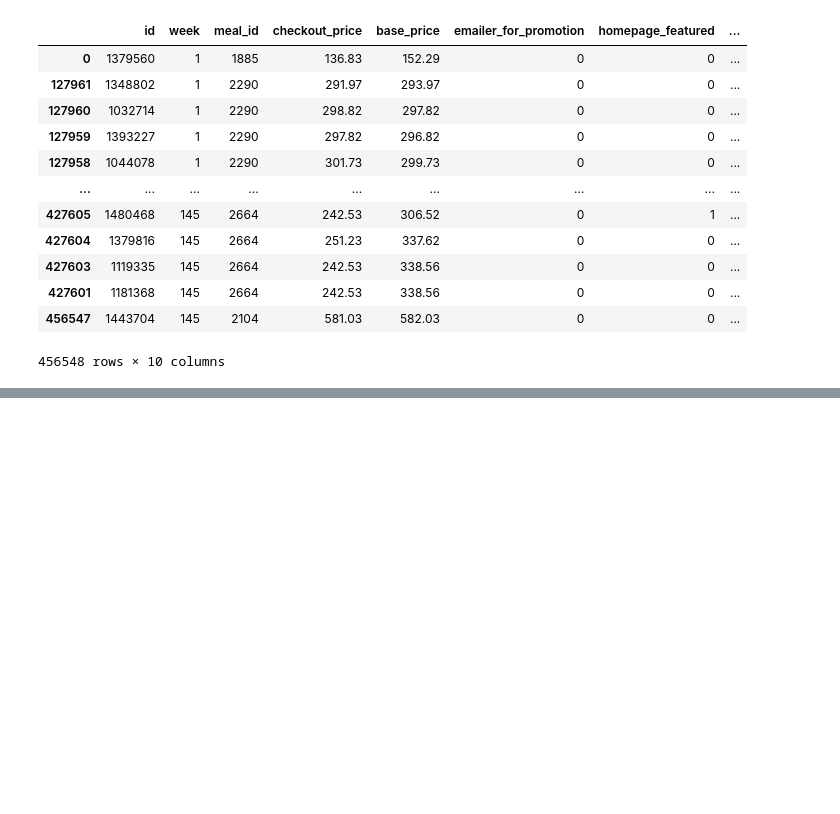
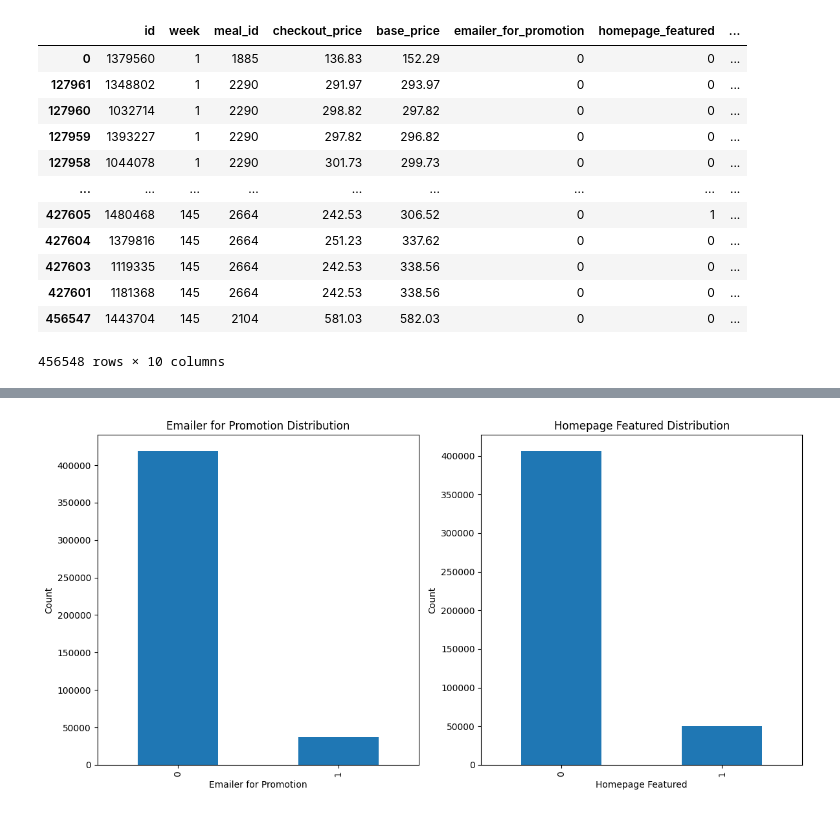
Before and after one commit to Anurag-Bharati/green-table-prediction-service, a Jupyter notebook: analytics/food_demand_forecasting.ipynb, the cells around one changed output, grey strips where cells are left out. Drawn from its saved outputs; the diff is of its cells as text; code cells hidden in the pictures; blank space fills up the shorter version.

```diff
--- a/analytics/food_demand_forecasting.ipynb
+++ b/analytics/food_demand_forecasting.ipynb
@@ -91,0 +101,18 @@ data
+# %%
+# Explore categorical variables
+plt.figure(figsize=(12, 6))
+plt.subplot(1, 2, 1)
+train_data['emailer_for_promotion'].value_counts().plot(kind='bar')
+plt.xlabel('Emailer for Promotion')
+plt.ylabel('Count')
+plt.title('Emailer for Promotion Distribution')
+
+plt.subplot(1, 2, 2)
+train_data['homepage_featured'].value_counts().plot(kind='bar')
+plt.xlabel('Homepage Featured')
+plt.ylabel('Count')
+plt.title('Homepage Featured Distribution')
+plt.tight_layout()
+plt.show()
+# %% [output]
+[figure, added]
```
Also changed, not shown: parts of 2 cells of this notebook.
